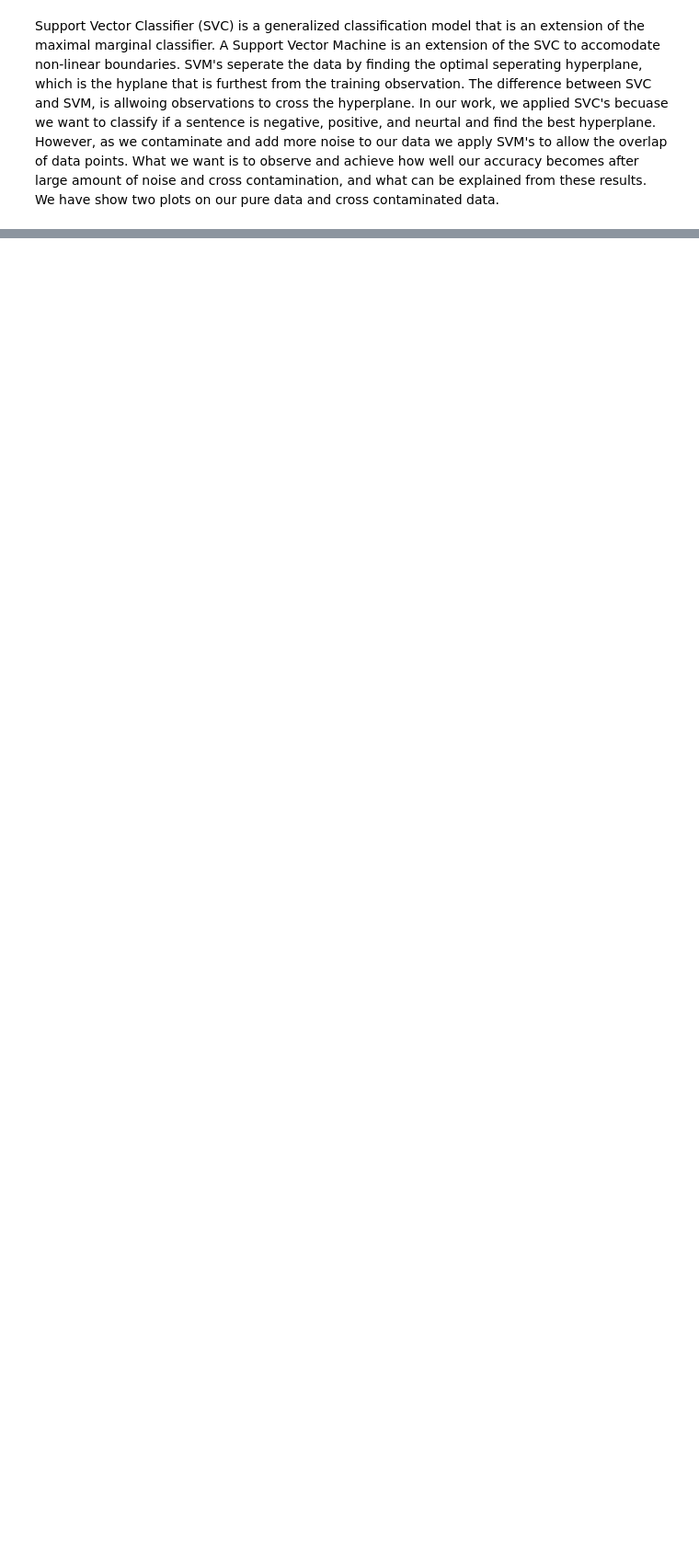
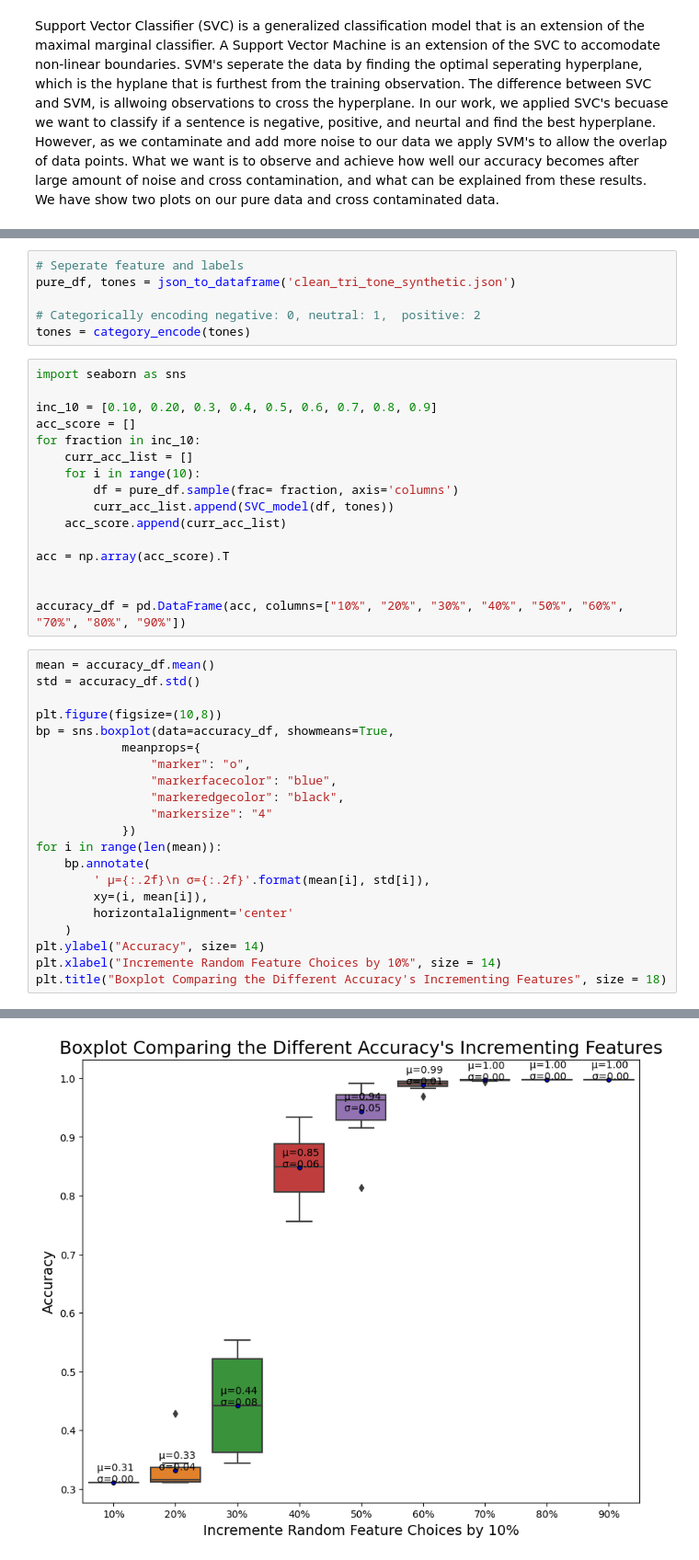
Before and after one commit to brianmoral/Twitter-Classification, a Jupyter notebook: svm-folder/intro.ipynb, the cells around one changed output, grey strips where cells are left out. Shown at 92% size. Saved outputs shown, nothing was run; the diff lists cells and outputs as text; blank space fills up the shorter version.

Commit message:
Added 10% incremement in graphs

```diff
--- a/svm-folder/intro.ipynb
+++ b/svm-folder/intro.ipynb
@@ -197,0 +200,44 @@ Support Vector Classifier (SVC) is a generalized classification model that is an
+# %%
+# Seperate feature and labels
+pure_df, tones = json_to_dataframe('clean_tri_tone_synthetic.json')
+
+# Categorically encoding negative: 0, neutral: 1,  positive: 2
+tones = category_encode(tones)
+# %%
+import seaborn as sns
+
+inc_10 = [0.10, 0.20, 0.3, 0.4, 0.5, 0.6, 0.7, 0.8, 0.9]
+acc_score = []
+for fraction in inc_10:
+    curr_acc_list = []
+    for i in range(10):
+        df = pure_df.sample(frac= fraction, axis='columns')
+        curr_acc_list.append(SVC_model(df, tones))
+    acc_score.append(curr_acc_list)
+
+acc = np.array(acc_score).T
+
+
+accuracy_df = pd.DataFrame(acc, columns=["10%", "20%", "30%", "40%", "50%", "60%", "70%", "80%", "90%"])
+# %%
+mean = accuracy_df.mean()
+std = accuracy_df.std()
+
+plt.figure(figsize=(10,8))
+bp = sns.boxplot(data=accuracy_df, showmeans=True,
+            meanprops={
+                "marker": "o",
+                "markerfacecolor": "blue",
+                "markeredgecolor": "black",
+                "markersize": "4"
+            })
+for i in range(len(mean)):
+    bp.annotate(
+        ' μ={:.2f}\n σ={:.2f}'.format(mean[i], std[i]),
+        xy=(i, mean[i]),
+        horizontalalignment='center'
+    )
+plt.ylabel("Accuracy", size= 14)
+plt.xlabel("Incremente Random Feature Choices by 10%", size = 14)
+plt.title("Boxplot Comparing the Different Accuracy's Incrementing Features", size = 18)
+# %% [output]
@@ -197,0 +245 @@ Support Vector Classifier (SVC) is a generalized classification model that is an
+[figure, added]
```
Also changed, not shown: parts of 4 cells of this notebook, 2 other files.
